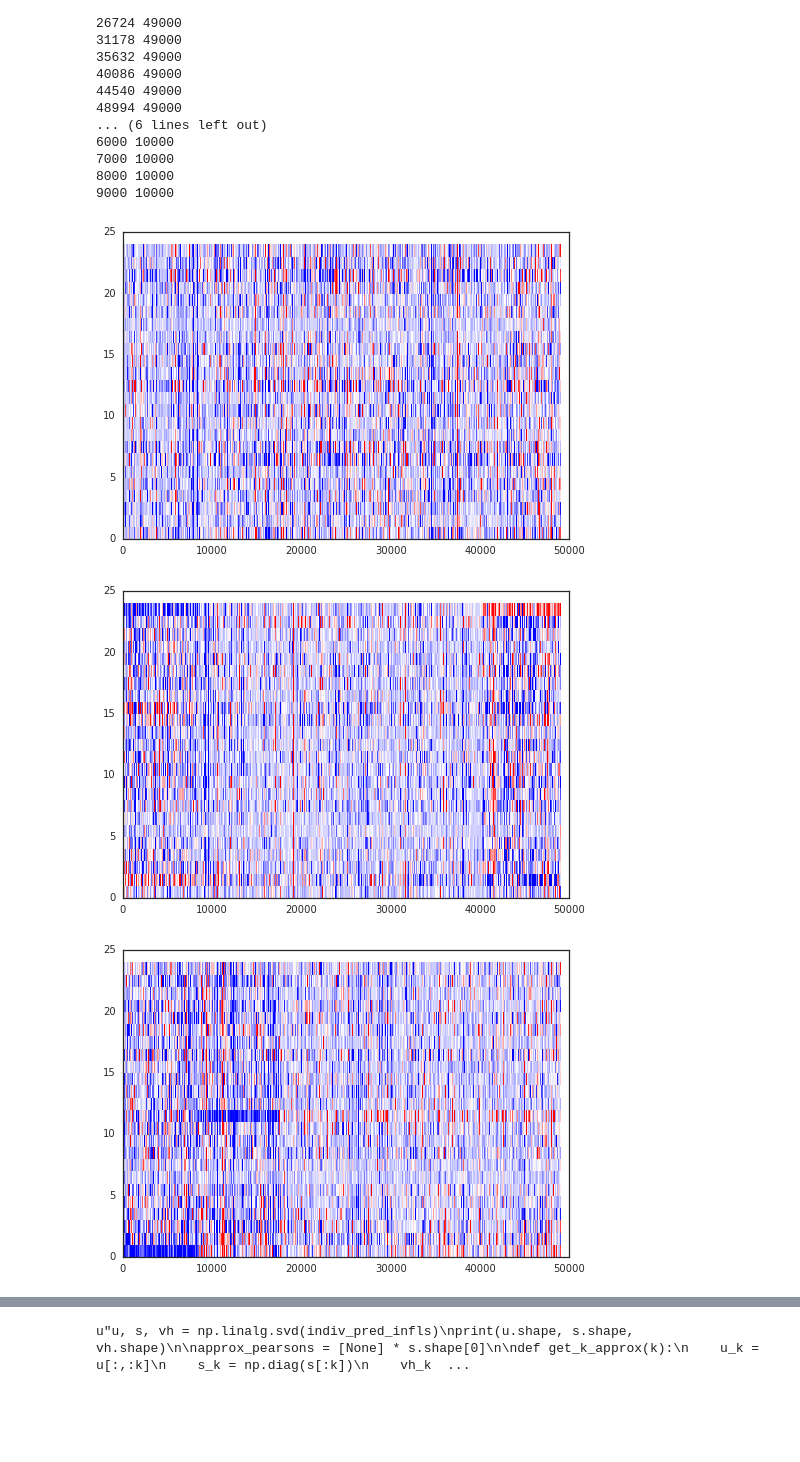
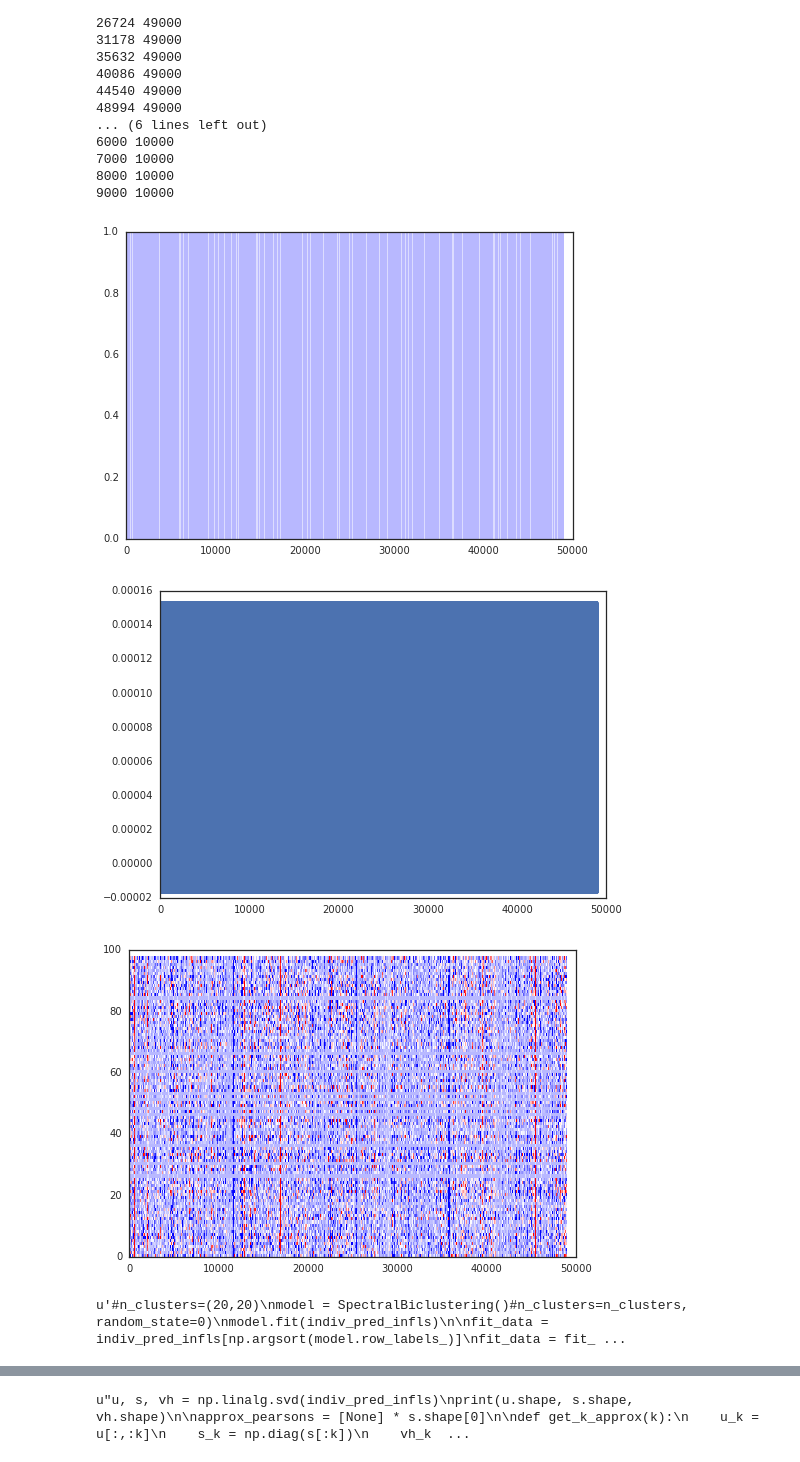
Before and after one commit to bbbert/influence-release, a Jupyter notebook: scripts/test_train_infl_stability-cifar10.ipynb, the cells around one changed output, grey strips where cells are left out. Cells and saved outputs as stored; diff of their text form; code cells hidden in the pictures; blank space fills up the shorter version.

```diff
--- a/scripts/test_train_infl_stability-cifar10.ipynb
+++ b/scripts/test_train_infl_stability-cifar10.ipynb
@@ -46,10 +46,9 @@ elif dataset_type == 'cifar10_small':
     num_train_points = 4900
     num_units = 2
 elif dataset_type == 'cifar10':
-    seeds = range(24)
-    #seeds = range(18)
-    #seeds.remove(2)
-    #seeds.remove(7)
+    seeds = range(100)
+    seeds.remove(48)
+    seeds.remove(66)
     num_steps = 1000000
     num_train_points = 49000
     num_units = 3
@@ -129,40 +128,47 @@ normalize = colors.Normalize(min(train_means), max(train_means))
 7000 10000
 8000 10000
 9000 10000
+# %%
+plt.pcolormesh(indiv_pred_infls[26:27,:],cmap=plt.cm.bwr,norm=colors.Normalize(vmin=indiv_pred_infls.min()/10,vmax=indiv_pred_infls.max()/10))
+plt.show()
+plt.plot(indiv_pred_infls[26])
+plt.show()
+# %% [output]
+[figure, added]
+[figure, added]
 # %%
 import sys
 sys.setrecursionlimit(10000)
 
 #plt.matshow(indiv_pred_infls,cmap=plt.cm.Blues)
 
 normalize2 = colors.Normalize(vmin=indiv_pred_infls.min()/10,vmax=indiv_pred_infls.max()/10)
 
 plt.pcolormesh(indiv_pred_infls,cmap=plt.cm.bwr,norm=normalize2)
 plt.show()
 
-#n_clusters=(20,20)
+"""#n_clusters=(20,20)
 model = SpectralBiclustering()#n_clusters=n_clusters, random_state=0)
 model.fit(indiv_pred_infls)
 
 fit_data = indiv_pred_infls[np.argsort(model.row_labels_)]
 fit_data = fit_data[:, np.argsort(model.column_labels_)]
 
 plt.pcolormesh(fit_data,cmap=plt.cm.bwr,norm=normalize2)
 plt.show()
 
 #n_clusters=3
 model = SpectralCoclustering()#n_clusters=n_clusters, random_state=0)
 model.fit(indiv_pred_infls)
 
 fit_data = indiv_pred_infls[np.argsort(model.row_labels_)]
 fit_data = fit_data[:, np.argsort(model.column_labels_)]
 
 plt.pcolormesh(fit_data,cmap=plt.cm.bwr,norm=normalize2)
-plt.show()
+plt.show()"""
 # %% [output]
-[figure, old version]
+[figure, new version]
-[figure, removed]
-[figure, removed]
+u'#n_clusters=(20,20)\nmodel = SpectralBiclustering()#n_clusters=n_clusters, random_state=0)\nmodel.fit(indiv_pred_infls)\n\nfit_data = indiv_pred_infls[np.argsort(model.row_labels_)]\nfit_data = fit_ ...
 # %%
 import sys
 sys.setrecursionlimit(10000)
```
Also changed, not shown: parts of 3 cells of this notebook, 4 other files.
